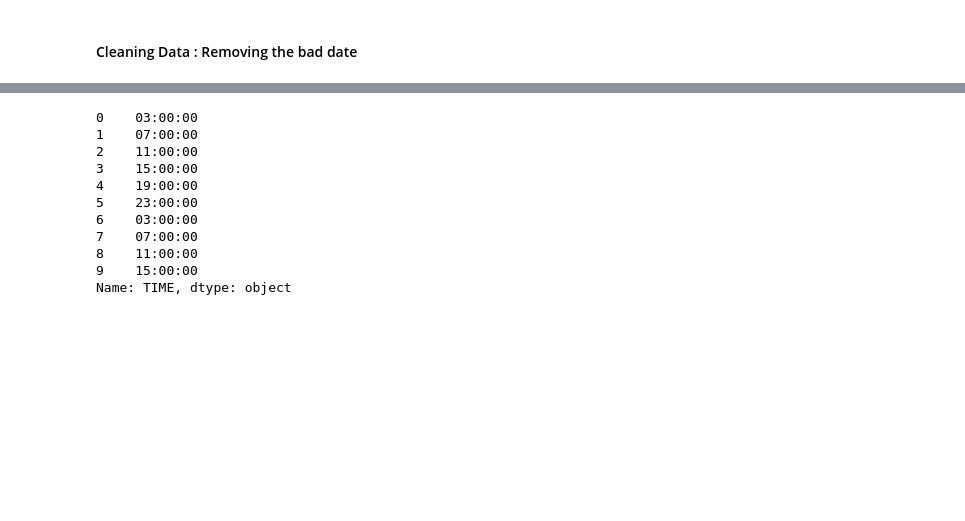
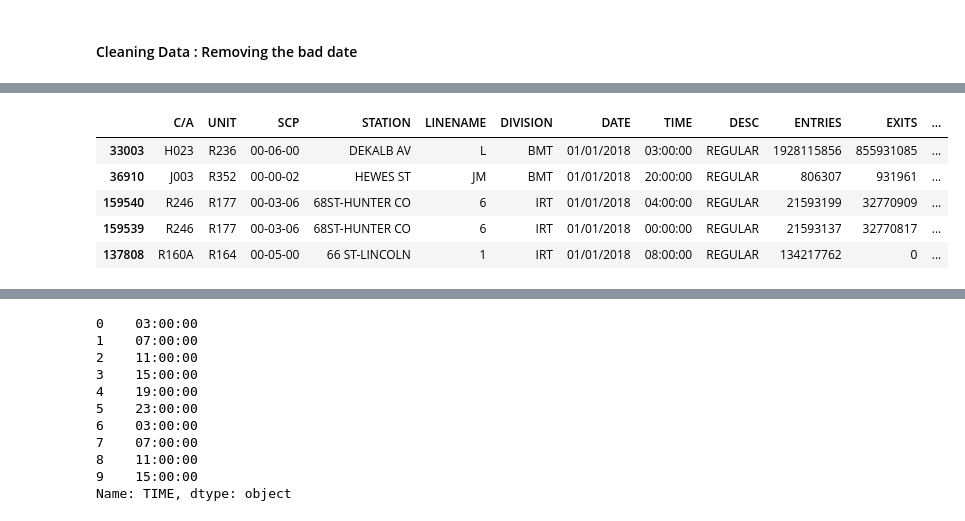
Before and after one commit to duodecimalstrom/project1_team8, a Jupyter notebook: MTA Data Analysis.ipynb, the cells around one changed output, grey strips where cells are left out. Cells and saved outputs as stored; diff of their text form; code cells hidden in the pictures; blank space fills up the shorter version.

```diff
--- a/MTA Data Analysis.ipynb
+++ b/MTA Data Analysis.ipynb
@@ -299,0 +262,9 @@ mta_cleaned_data[mta_cleaned_data["TIME"] == "15:48:59"]
+# %%
+mta_cleaned_data_filtered_valida_date.head()
+# %% [output]
+|  | C/A | UNIT | SCP | STATION | LINENAME | DIVISION | DATE | TIME | DESC | ENTRIES | EXITS | ... |
+| 33003 | H023 | R236 | 00-06-00 | DEKALB AV | L | BMT | 01/01/2018 | 03:00:00 | REGULAR | 1928115856 | 855931085 | ... |
+| 36910 | J003 | R352 | 00-00-02 | HEWES ST | JM | BMT | 01/01/2018 | 20:00:00 | REGULAR | 806307 | 931961 | ... |
+| 159540 | R246 | R177 | 00-03-06 | 68ST-HUNTER CO | 6 | IRT | 01/01/2018 | 04:00:00 | REGULAR | 21593199 | 32770909 | ... |
+| 159539 | R246 | R177 | 00-03-06 | 68ST-HUNTER CO | 6 | IRT | 01/01/2018 | 00:00:00 | REGULAR | 21593137 | 32770817 | ... |
+| 137808 | R160A | R164 | 00-05-00 | 66 ST-LINCOLN | 1 | IRT | 01/01/2018 | 08:00:00 | REGULAR | 134217762 | 0 | ... |
```
Also changed, not shown: parts of 19 cells of this notebook.
